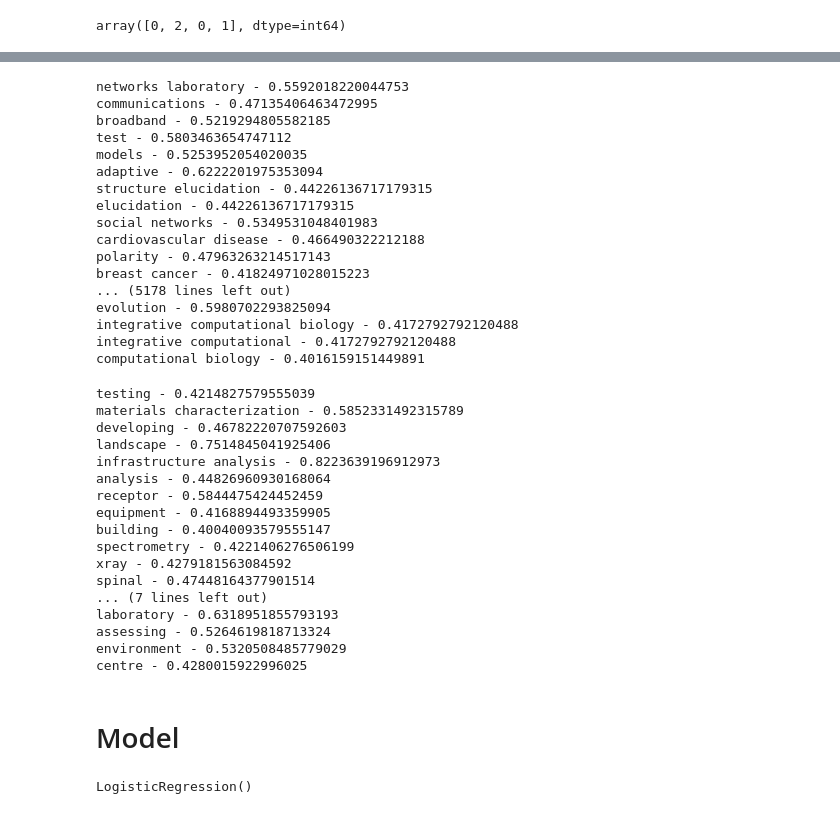
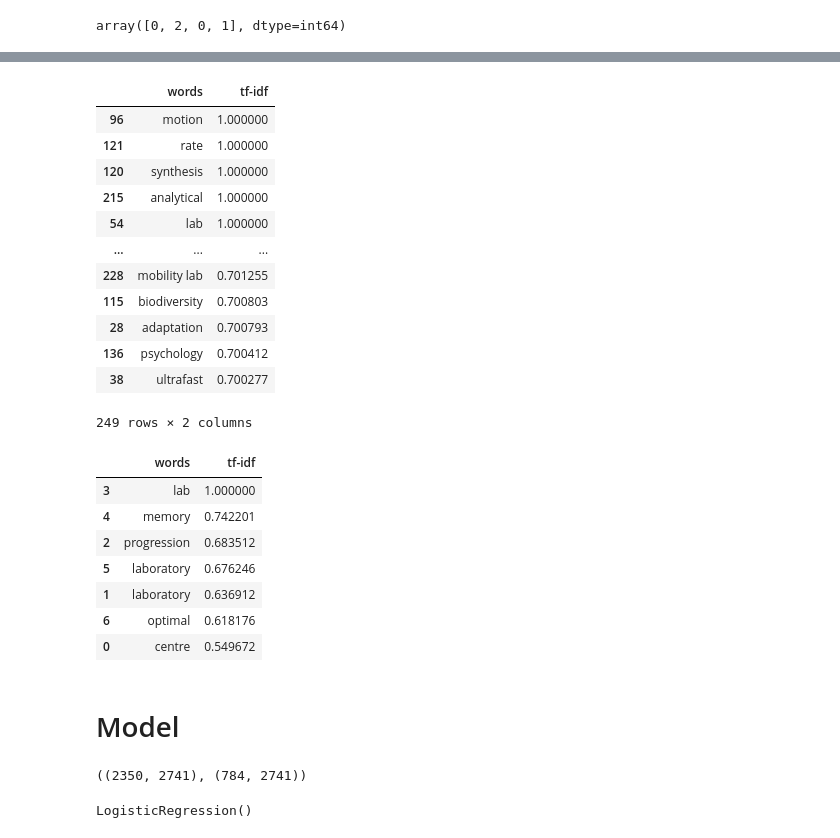
Before and after one commit to Amotagh/ORF, a Jupyter notebook: notebooks/3-model.ipynb, the cells around one changed output, grey strips where cells are left out. Cells and saved outputs as stored; diff of their text form; code cells hidden in the pictures.

```diff
--- a/notebooks/3-model.ipynb
+++ b/notebooks/3-model.ipynb
@@ -210,54 +247,51 @@ tfidf_train.shape
 # %%
+#extract the words for with the tf-idf of higher than 0.7 for train set.
 m=0
+d=[]
 for col in tfidf_train.nonzero()[1]:
-    if tfidf_train[tfidf_train.nonzero()[0][m],col] > 0.4:
-        print (words[col], '-', tfidf_train[tfidf_train.nonzero()[0][m],col])
+    if tfidf_train[tfidf_train.nonzero()[0][m],col] > 0.7:
+        #print (words[col], '-', tfidf_train[tfidf_train.nonzero()[0][m],col])
+        d.append((words[col],tfidf_train[tfidf_train.nonzero()[0][m],col]))
         m=m+1
     else:
         m=m+1
+df=pd.DataFrame(d, columns=('words', 'tf-idf'))
+df.sort_values(by=['tf-idf'],ascending=False)
 # %% [output]
+|  | words | tf-idf |
+| 96 | motion | 1.000000 |
+| 121 | rate | 1.000000 |
+| 120 | synthesis | 1.000000 |
+| 215 | analytical | 1.000000 |
+| 54 | lab | 1.000000 |
+| ... | ... | ... |
+| 228 | mobility lab | 0.701255 |
+| 115 | biodiversity | 0.700803 |
+| 28 | adaptation | 0.700793 |
+| 136 | psychology | 0.700412 |
+| 38 | ultrafast | 0.700277 |
-networks laboratory - 0.5592018220044753
-communications - 0.47135406463472995
-broadband - 0.5219294805582185
-test - 0.5803463654747112
-models - 0.5253952054020035
-adaptive - 0.6222201975353094
-structure elucidation - 0.44226136717179315
-elucidation - 0.44226136717179315
-social networks - 0.5349531048401983
-cardiovascular disease - 0.466490322212188
-polarity - 0.47963263214517143
-breast cancer - 0.41824971028015223
-... (5178 lines left out)
-evolution - 0.5980702293825094
-integrative computational biology - 0.4172792792120488
-integrative computational - 0.4172792792120488
-computational biology - 0.4016159151449891
+249 rows × 2 columns
 # %%
+#extract the words for with the tf-idf of higher than 0.5 for test set.
 m=0
+d=[]
 for col in tfidf_test.nonzero()[1]:
-    if tfidf_test[tfidf_train.nonzero()[0][m],col] > 0.4:
-        print (words[col], '-', tfidf_test[tfidf_train.nonzero()[0][m],col])
+    if tfidf_test[tfidf_train.nonzero()[0][m],col] > 0.5:
+        #print (words[col], '-', tfidf_test[tfidf_train.nonzero()[0][m],col])
+        d.append((words[col],tfidf_test[tfidf_train.nonzero()[0][m],col]))
         m=m+1
     else:
         m=m+1
+df=pd.DataFrame(d, columns=('words', 'tf-idf'))
+df.sort_values(by=['tf-idf'],ascending=False)
 # %% [output]
-testing - 0.4214827579555039
-materials characterization - 0.5852331492315789
-developing - 0.46782220707592603
-landscape - 0.7514845041925406
-infrastructure analysis - 0.8223639196912973
-analysis - 0.44826960930168064
-receptor - 0.5844475424452459
-equipment - 0.4168894493359905
-building - 0.40040093579555147
-spectrometry - 0.4221406276506199
-xray - 0.4279181563084592
-spinal - 0.47448164377901514
-... (7 lines left out)
-laboratory - 0.6318951855793193
-assessing - 0.5264619818713324
-environment - 0.5320508485779029
-centre - 0.4280015922996025
+|  | words | tf-idf |
+| 3 | lab | 1.000000 |
+| 4 | memory | 0.742201 |
+| 2 | progression | 0.683512 |
+| 5 | laboratory | 0.676246 |
+| 1 | laboratory | 0.636912 |
+| 6 | optimal | 0.618176 |
+| 0 | centre | 0.549672 |
 # %% [markdown]
 # Model
@@ -266,3 +301,7 @@ x_train=tfidf
+# %%
+x_train.shape,x_test.shape
+# %% [output]
+((2350, 2741), (784, 2741))
 # %%
 from sklearn.linear_model import LogisticRegression
 model = LogisticRegression()
```
Also changed, not shown: parts of 29 cells of this notebook.
